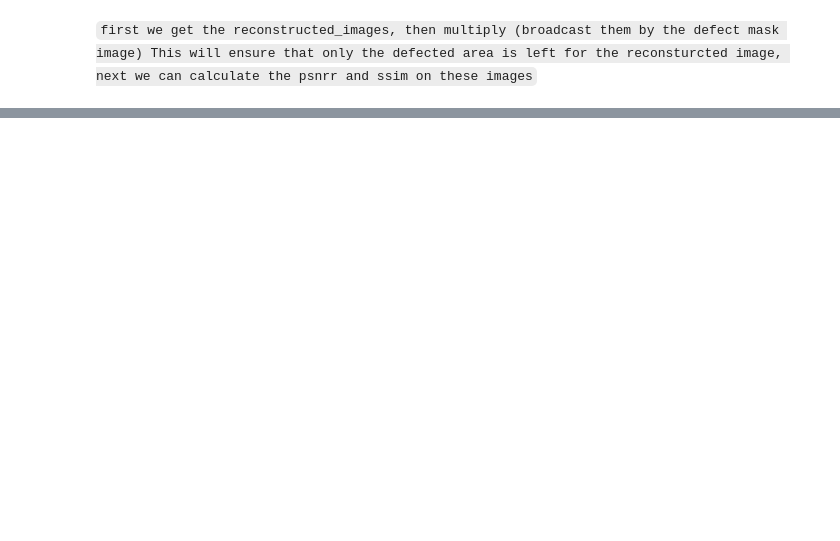
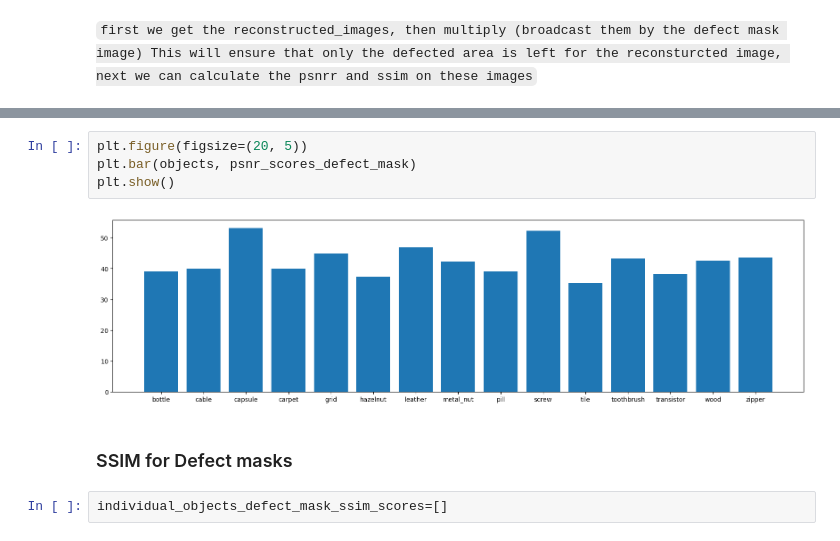
Before and after one commit to DDli26/DL_for_imaging_abhi_nabeelah_sumanth_taj, a Jupyter notebook: test.ipynb, the cells around one changed output, grey strips where cells are left out. Saved outputs shown, nothing was run; the diff lists cells and outputs as text; blank space fills up the shorter version.

```diff
--- a/test.ipynb
+++ b/test.ipynb
@@ -559,0 +623,10 @@ using ssim from skimage we are getting 0.83117753
+# %%
+plt.figure(figsize=(20, 5))
+plt.bar(objects, psnr_scores_defect_mask)
+plt.show()
+# %% [output]
+[figure, added]
+# %% [markdown]
+### SSIM for Defect masks
+# %%
+individual_objects_defect_mask_ssim_scores=[]
```
Also changed, not shown: parts of 14 cells of this notebook, 1 other file.
